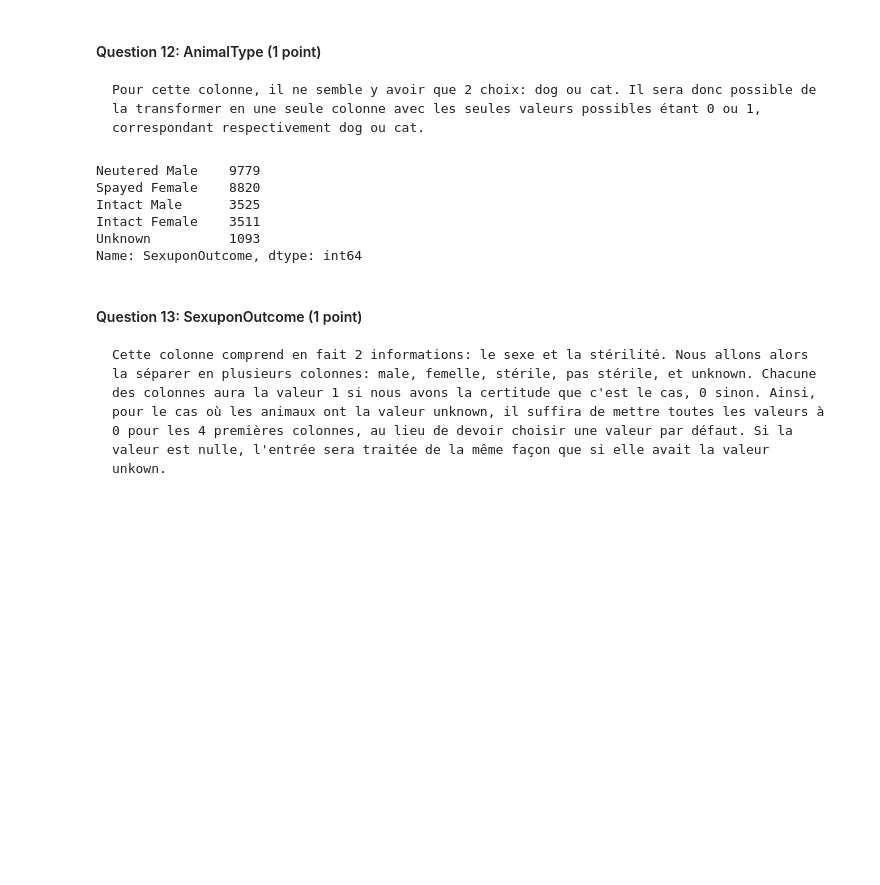
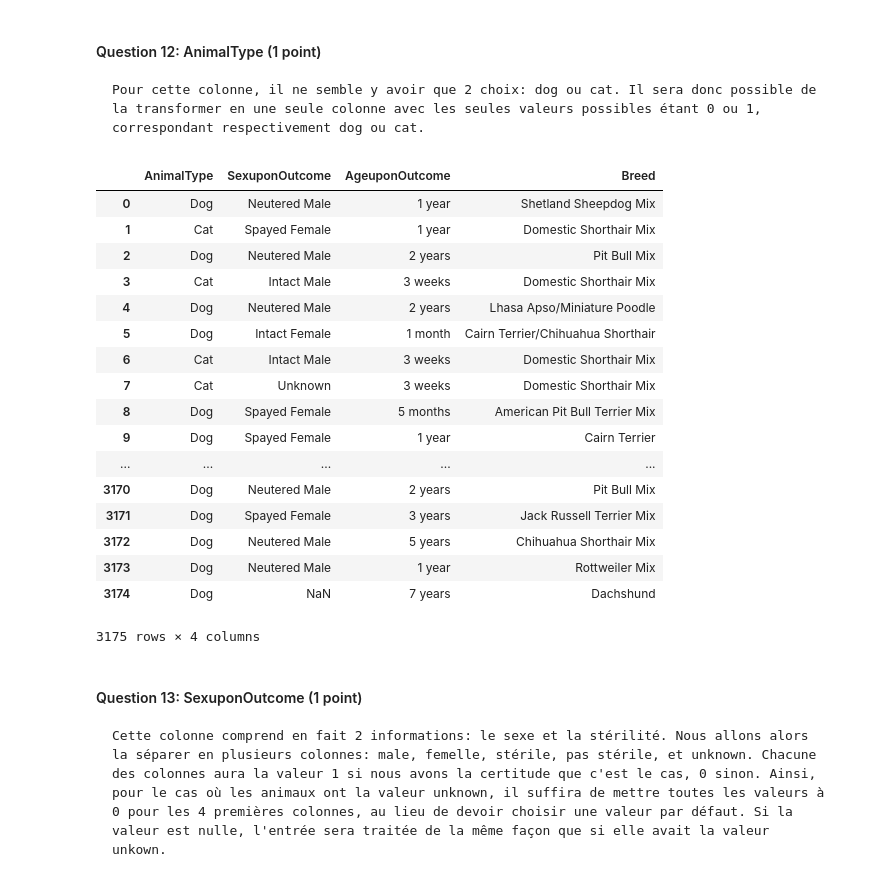
Before and after one commit to FabriceCh/inf8215, a Jupyter notebook: lab3/TP3/TP3_FR.ipynb, the cells around one changed output. Drawn from its saved outputs; the diff is of its cells as text; code cells hidden in the pictures; blank space fills up the shorter version.

```diff
--- a/lab3/TP3/TP3_FR.ipynb
+++ b/lab3/TP3/TP3_FR.ipynb
@@ -540,15 +547,27 @@ Name: AnimalType, dtype: float64
 #### Question 12: AnimalType (1 point)
 
     Pour cette colonne, il ne semble y avoir que 2 choix: dog ou cat. Il sera donc possible de la transformer en une seule colonne avec les seules valeurs possibles étant 0 ou 1, correspondant respectivement dog ou cat.
-# %%
-(X_train["SexuponOutcome"].value_counts())
-# %% [output]
-Neutered Male    9779
-Spayed Female    8820
-Intact Male      3525
-Intact Female    3511
-Unknown          1093
-Name: SexuponOutcome, dtype: int64
+# %%
+X_train.head(3175)
+# %% [output]
+|  | AnimalType | SexuponOutcome | AgeuponOutcome | Breed |
+| 0 | Dog | Neutered Male | 1 year | Shetland Sheepdog Mix |
+| 1 | Cat | Spayed Female | 1 year | Domestic Shorthair Mix |
+| 2 | Dog | Neutered Male | 2 years | Pit Bull Mix |
+| 3 | Cat | Intact Male | 3 weeks | Domestic Shorthair Mix |
+| 4 | Dog | Neutered Male | 2 years | Lhasa Apso/Miniature Poodle |
+| 5 | Dog | Intact Female | 1 month | Cairn Terrier/Chihuahua Shorthair |
+| 6 | Cat | Intact Male | 3 weeks | Domestic Shorthair Mix |
+| 7 | Cat | Unknown | 3 weeks | Domestic Shorthair Mix |
+| 8 | Dog | Spayed Female | 5 months | American Pit Bull Terrier Mix |
+| 9 | Dog | Spayed Female | 1 year | Cairn Terrier |
+| ... | ... | ... | ... | ... |
+| 3170 | Dog | Neutered Male | 2 years | Pit Bull Mix |
+| 3171 | Dog | Spayed Female | 3 years | Jack Russell Terrier Mix |
+| 3172 | Dog | Neutered Male | 5 years | Chihuahua Shorthair Mix |
+| 3173 | Dog | Neutered Male | 1 year | Rottweiler Mix |
+| 3174 | Dog | NaN | 7 years | Dachshund |
+3175 rows × 4 columns
 # %% [markdown]
 #### Question 13: SexuponOutcome (1 point)
 
```
Also changed, not shown: parts of 9 cells of this notebook, 1 other file.
